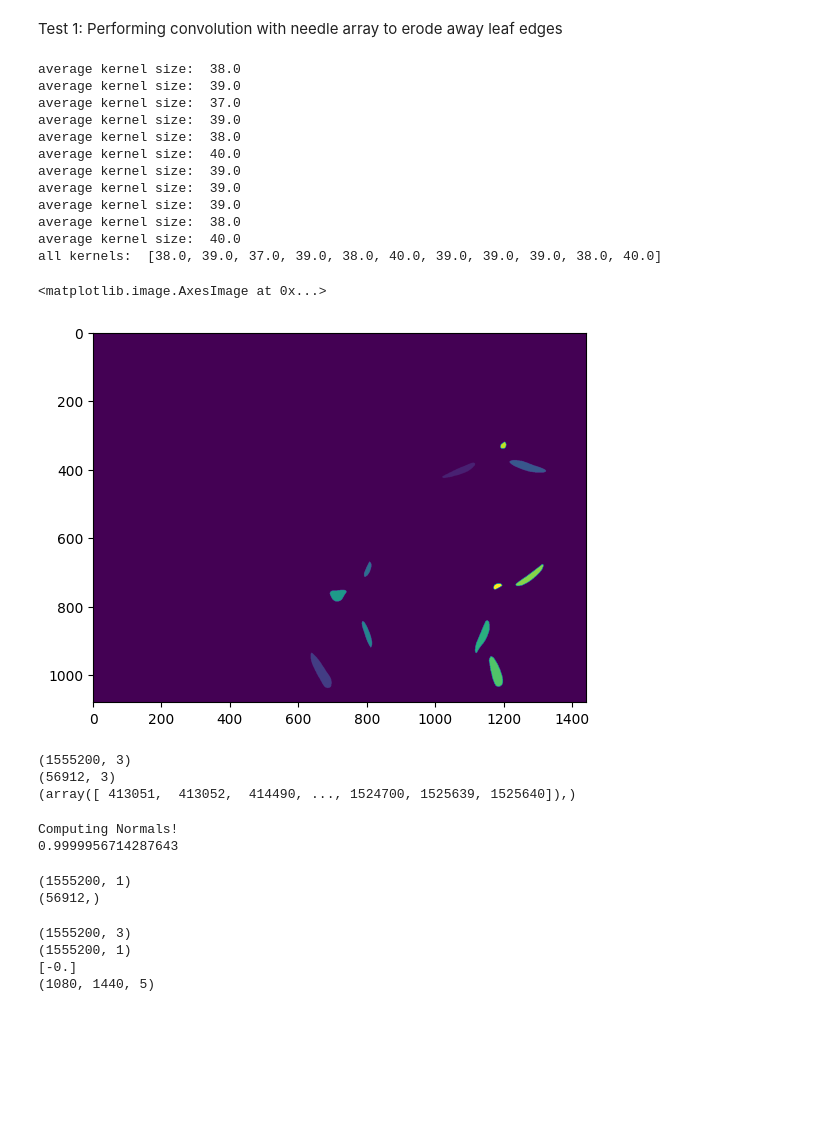
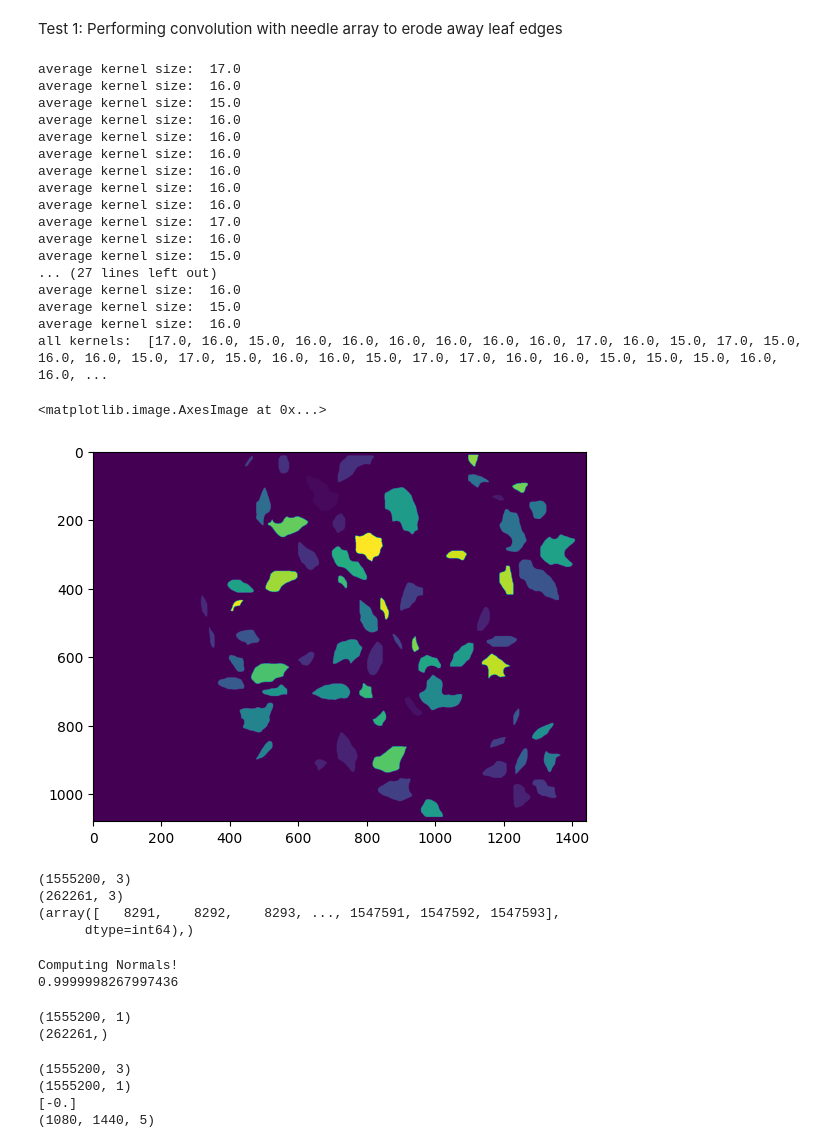
Before and after one commit to dfriishecht/leaf-grasping-point, a Jupyter notebook: PCDandDepth/find_optimal_leaf.ipynb, the cells around one changed output. Drawn from its saved outputs; the diff is of its cells as text; code cells hidden in the pictures; blank space fills up the shorter version.

```diff
--- a/PCDandDepth/find_optimal_leaf.ipynb
+++ b/PCDandDepth/find_optimal_leaf.ipynb
@@ -12,6 +12,6 @@ Jupyter environment detected. Enabling Open3D WebVisualizer.
 [Open3D INFO] WebRTC GUI backend enabled.
 [Open3D INFO] WebRTCWindowSystem: HTTP handshake server disabled.
 # %%
-leafs = pcm.apply_depth_mask("PCDandDepth/Pointclouds/demo_ (1).pcd", 'PCDandDepth/Images/aggrigated_masks (1).png',
-                             "PCDandDepth/Arrays/depth (1).npy", plot=True)
+leafs = pcm.apply_depth_mask("Pointclouds/demo_2.pcd", 'Images/aggrigated_masks2.png',
+                             "Arrays/depth2.npy", "Images/left_rect2.png",  plot=True)
 # %% [output]
@@ -112,25 +112,30 @@ def do_convolution(kernel, mask):
 # %%
 depth_image = leafs[:,:,2].astype('float32')
 mask_image = leafs[:,:,3].astype('uint8')
-kernels = get_kernels(depth_image, mask_image, leafs)
+kernels = pcm.get_kernels(depth_image, mask_image, leafs)
 no_leaves = np.unique(mask_image)
 graspable_mask = do_convolution(kernels, mask_image)
 plt.imshow(graspable_mask)
 # %% [output]
-average kernel size:  38.0
-average kernel size:  39.0
-average kernel size:  37.0
-average kernel size:  39.0
-average kernel size:  38.0
-average kernel size:  40.0
-average kernel size:  39.0
-average kernel size:  39.0
-average kernel size:  39.0
-average kernel size:  38.0
-average kernel size:  40.0
-all kernels:  [38.0, 39.0, 37.0, 39.0, 38.0, 40.0, 39.0, 39.0, 39.0, 38.0, 40.0]
+average kernel size:  17.0
+average kernel size:  16.0
+average kernel size:  15.0
+average kernel size:  16.0
+average kernel size:  16.0
+average kernel size:  16.0
+average kernel size:  16.0
+average kernel size:  16.0
+average kernel size:  16.0
+average kernel size:  17.0
+average kernel size:  16.0
+average kernel size:  15.0
+... (27 lines left out)
+average kernel size:  16.0
+average kernel size:  15.0
+average kernel size:  16.0
+all kernels:  [17.0, 16.0, 15.0, 16.0, 16.0, 16.0, 16.0, 16.0, 16.0, 17.0, 16.0, 15.0, 17.0, 15.0, 16.0, 16.0, 15.0, 17.0, 15.0, 16.0, 16.0, 15.0, 17.0, 17.0, 16.0, 16.0, 15.0, 15.0, 15.0, 16.0, 16.0, ...
 <matplotlib.image.AxesImage at 0x...>
-[figure, old version]
+[figure, new version]
 # %%
 
 binary_grasp_mask = graspable_mask >=1
@@ -147,8 +152,9 @@ print(leafs__.shape)
 print(inverse_index)
 # %% [output]
 (1555200, 3)
-(56912, 3)
-(array([ 413051,  413052,  414490, ..., 1524700, 1525639, 1525640]),)
+(262261, 3)
+(array([   8291,    8292,    8293, ..., 1547591, 1547592, 1547593],
+      dtype=int64),)
 # %%
 
 processed_pcd = o3d.geometry.PointCloud()
@@ -167,7 +173,7 @@ orientation_color[:,2]=0
 processed_pcd.colors = o3d.utility.Vector3dVector(orientation_color)
 # %% [output]
 Computing Normals!
-0.9999956714287643
+0.9999998267997436
 # %%
 leaf_flatness = np.zeros((1555200, 1))
 print(leaf_flatness.shape)
@@ -179,7 +185,7 @@ for i in range(len(inverse_index[0])):
     j+=1
 # %% [output]
 (1555200, 1)
-(56912,)
+(262261,)
 # %%
 print(leafs_.shape)
 print(leaf_flatness.shape)
```
Also changed, not shown: parts of 4 cells of this notebook, 1 other file.
